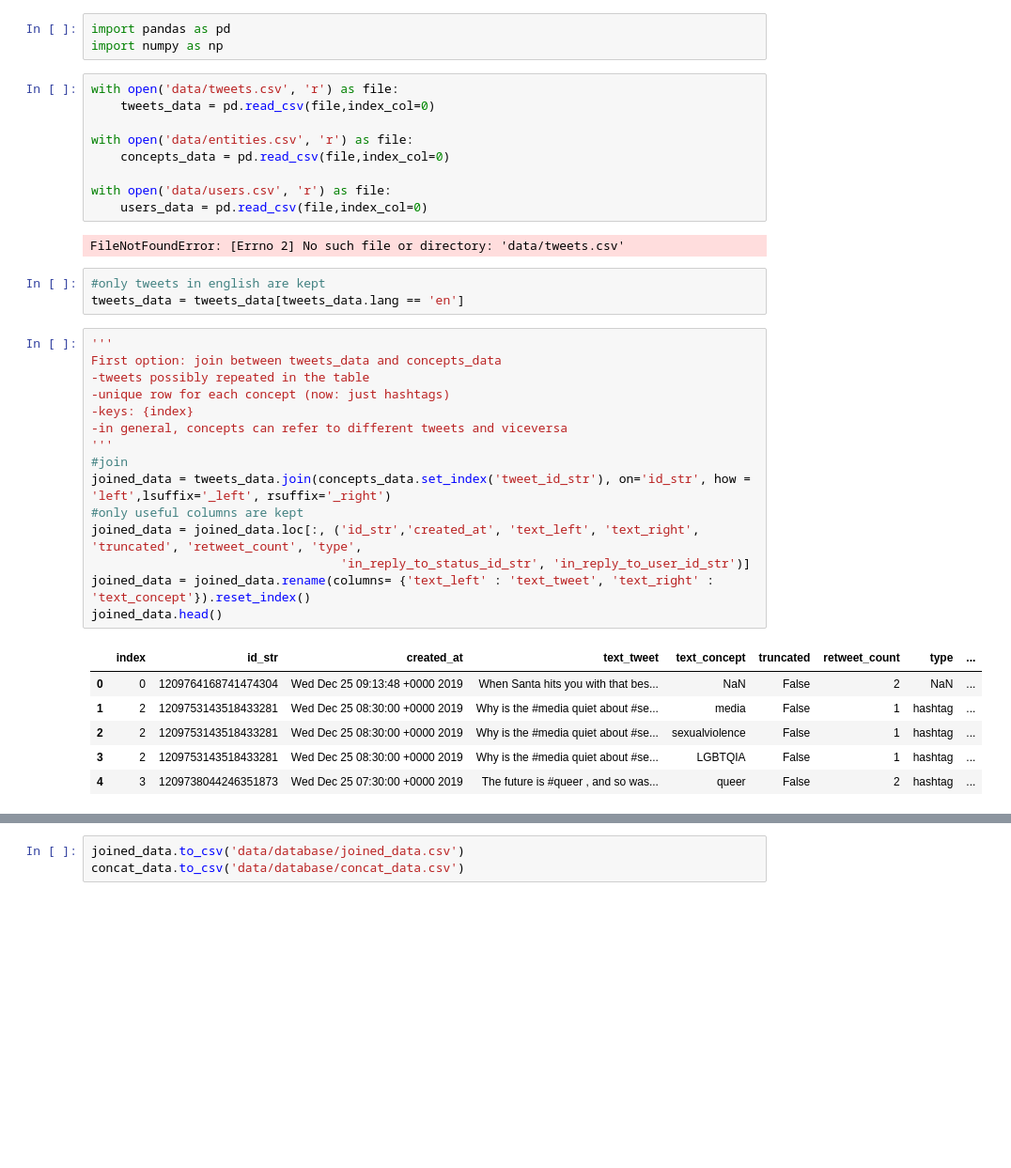
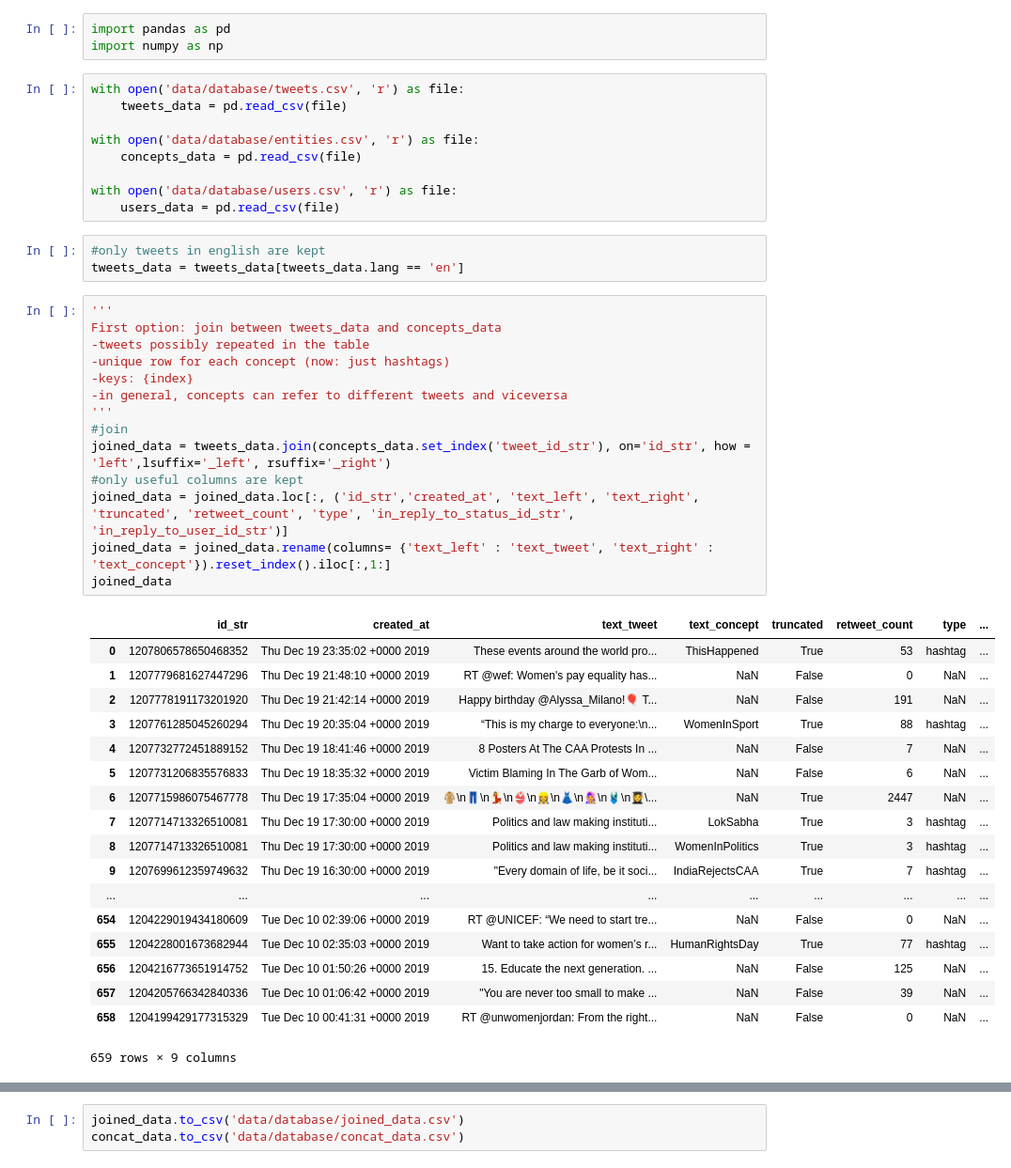
Before and after one commit to damiclem/feminism_network, a Jupyter notebook: database_creation.ipynb, the cells around one changed output, grey strips where cells are left out. Shown at 94% size. Saved outputs shown, nothing was run; the diff lists cells and outputs as text; blank space fills up the shorter version.

Commit message:
index fixed

```diff
--- a/database_creation.ipynb
+++ b/database_creation.ipynb
@@ -2,41 +2,50 @@
 import pandas as pd
 import numpy as np
 # %%
-with open('data/tweets.csv', 'r') as file:
-    tweets_data = pd.read_csv(file,index_col=0)
+with open('data/database/tweets.csv', 'r') as file:
+    tweets_data = pd.read_csv(file)
 
-with open('data/entities.csv', 'r') as file:
-    concepts_data = pd.read_csv(file,index_col=0)
+with open('data/database/entities.csv', 'r') as file:
+    concepts_data = pd.read_csv(file)
 
-with open('data/users.csv', 'r') as file:
-    users_data = pd.read_csv(file,index_col=0)
+with open('data/database/users.csv', 'r') as file:
+    users_data = pd.read_csv(file)
-# %% [output]
-FileNotFoundError: [Errno 2] No such file or directory: 'data/tweets.csv'
 # %%
 #only tweets in english are kept
 tweets_data = tweets_data[tweets_data.lang == 'en']
 # %%
 '''
 First option: join between tweets_data and concepts_data
 -tweets possibly repeated in the table
 -unique row for each concept (now: just hashtags)
 -keys: {index}
 -in general, concepts can refer to different tweets and viceversa
 '''
 #join
 joined_data = tweets_data.join(concepts_data.set_index('tweet_id_str'), on='id_str', how = 'left',lsuffix='_left', rsuffix='_right')
 #only useful columns are kept
-joined_data = joined_data.loc[:, ('id_str','created_at', 'text_left', 'text_right', 'truncated', 'retweet_count', 'type',
-                                  'in_reply_to_status_id_str', 'in_reply_to_user_id_str')]
-joined_data = joined_data.rename(columns= {'text_left' : 'text_tweet', 'text_right' : 'text_concept'}).reset_index()
-joined_data.head()
+joined_data = joined_data.loc[:, ('id_str','created_at', 'text_left', 'text_right', 'truncated', 'retweet_count', 'type', 'in_reply_to_status_id_str', 'in_reply_to_user_id_str')]
+joined_data = joined_data.rename(columns= {'text_left' : 'text_tweet', 'text_right' : 'text_concept'}).reset_index().iloc[:,1:]
+joined_data
 # %% [output]
-|  | index | id_str | created_at | text_tweet | text_concept | truncated | retweet_count | type | ... |
-| 0 | 0 | 1209764168741474304 | Wed Dec 25 09:13:48 +0000 2019 | When Santa hits you with that bes... | NaN | False | 2 | NaN | ... |
-| 1 | 2 | 1209753143518433281 | Wed Dec 25 08:30:00 +0000 2019 | Why is the #media quiet about #se... | media | False | 1 | hashtag | ... |
-| 2 | 2 | 1209753143518433281 | Wed Dec 25 08:30:00 +0000 2019 | Why is the #media quiet about #se... | sexualviolence | False | 1 | hashtag | ... |
-| 3 | 2 | 1209753143518433281 | Wed Dec 25 08:30:00 +0000 2019 | Why is the #media quiet about #se... | LGBTQIA | False | 1 | hashtag | ... |
-| 4 | 3 | 1209738044246351873 | Wed Dec 25 07:30:00 +0000 2019 | The future is #queer , and so was... | queer | False | 2 | hashtag | ... |
+|  | id_str | created_at | text_tweet | text_concept | truncated | retweet_count | type | ... |
+| 0 | 1207806578650468352 | Thu Dec 19 23:35:02 +0000 2019 | These events around the world pro... | ThisHappened | True | 53 | hashtag | ... |
+| 1 | 1207779681627447296 | Thu Dec 19 21:48:10 +0000 2019 | RT @wef: Women's pay equality has... | NaN | False | 0 | NaN | ... |
+| 2 | 1207778191173201920 | Thu Dec 19 21:42:14 +0000 2019 | Happy birthday @Alyssa_Milano!🎈 T... | NaN | False | 191 | NaN | ... |
+| 3 | 1207761285045260294 | Thu Dec 19 20:35:04 +0000 2019 | “This is my charge to everyone:\n... | WomenInSport | True | 88 | hashtag | ... |
+| 4 | 1207732772451889152 | Thu Dec 19 18:41:46 +0000 2019 | 8 Posters At The CAA Protests In ... | NaN | False | 7 | NaN | ... |
+| 5 | 1207731206835576833 | Thu Dec 19 18:35:32 +0000 2019 | Victim Blaming In The Garb of Wom... | NaN | False | 6 | NaN | ... |
+| 6 | 1207715986075467778 | Thu Dec 19 17:35:04 +0000 2019 | 🧥\n👖\n💃\n👙\n👷‍♀️\n👗\n👩‍🎤\n🩱\n👩‍🎓\... | NaN | True | 2447 | NaN | ... |
+| 7 | 1207714713326510081 | Thu Dec 19 17:30:00 +0000 2019 | Politics and law making instituti... | LokSabha | True | 3 | hashtag | ... |
+| 8 | 1207714713326510081 | Thu Dec 19 17:30:00 +0000 2019 | Politics and law making instituti... | WomenInPolitics | True | 3 | hashtag | ... |
+| 9 | 1207699612359749632 | Thu Dec 19 16:30:00 +0000 2019 | "Every domain of life, be it soci... | IndiaRejectsCAA | True | 7 | hashtag | ... |
+| ... | ... | ... | ... | ... | ... | ... | ... | ... |
+| 654 | 1204229019434180609 | Tue Dec 10 02:39:06 +0000 2019 | RT @UNICEF: “We need to start tre... | NaN | False | 0 | NaN | ... |
+| 655 | 1204228001673682944 | Tue Dec 10 02:35:03 +0000 2019 | Want to take action for women’s r... | HumanRightsDay | True | 77 | hashtag | ... |
+| 656 | 1204216773651914752 | Tue Dec 10 01:50:26 +0000 2019 | 15. Educate the next generation. ... | NaN | False | 125 | NaN | ... |
+| 657 | 1204205766342840336 | Tue Dec 10 01:06:42 +0000 2019 | "You are never too small to make ... | NaN | False | 39 | NaN | ... |
+| 658 | 1204199429177315329 | Tue Dec 10 00:41:31 +0000 2019 | RT @unwomenjordan: From the right... | NaN | False | 0 | NaN | ... |
+659 rows × 9 columns
 # %%
 '''
 Second option: concatenation of tweets_data and concepts_data
```
Also changed, not shown: parts of 1 cell of this notebook.
